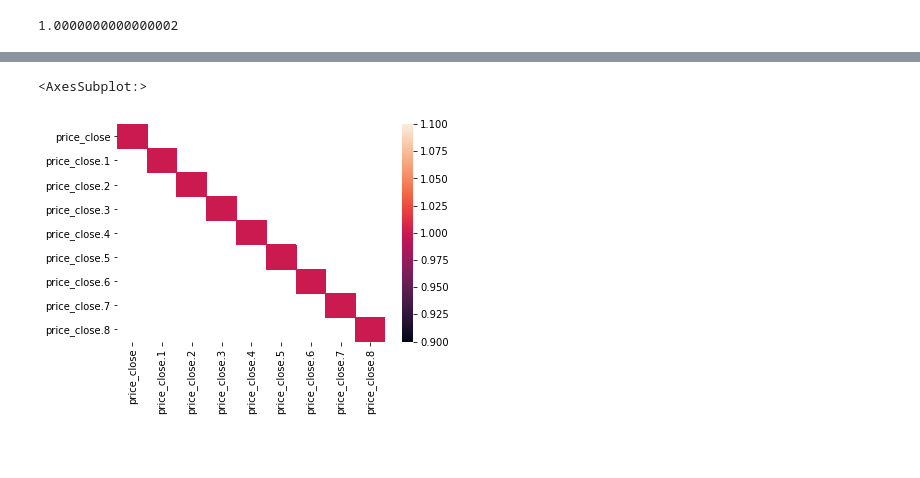
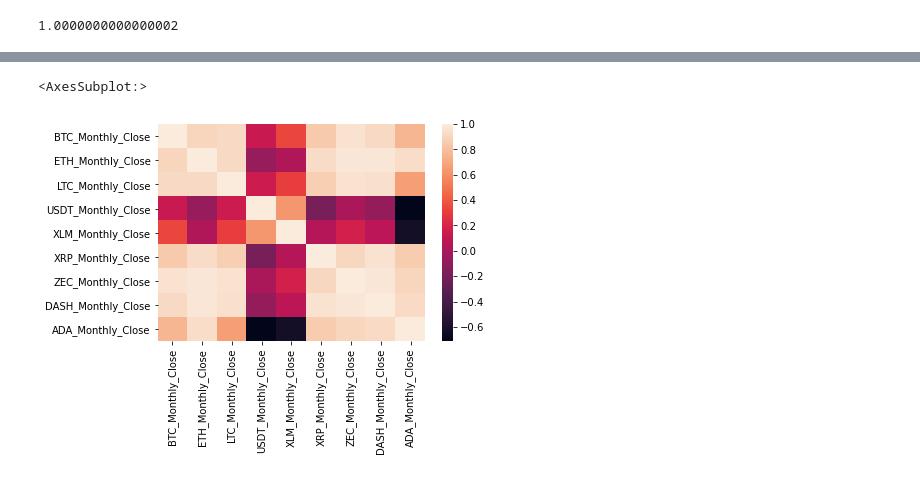
Before and after one commit to nathanduft44/Crypto_Corrisk, a Jupyter notebook: MB_folder/Analysis_2018.ipynb, the cells around one changed output, grey strips where cells are left out. Cells and saved outputs as stored; diff of their text form; code cells hidden in the pictures; blank space fills up the shorter version.

```diff
--- a/MB_folder/Analysis_2018.ipynb
+++ b/MB_folder/Analysis_2018.ipynb
@@ -23,10 +24,8 @@ import seaborn as sns
 """
 Determnine if we are reading csv data, running individual api calls, or querying an in-house database
 """
-filename = "2018_data.csv"
-
-# reading csv file
-with open(filename, 'r') as csvfile:
-    # creating a csv reader object
-    csvreader = csv.reader(csvfile)
+#reading in csv data
+df_2018 = pd.read_csv(
+    Path('2018_data.csv'),
+)
 # %%
@@ -50,0 +45,14 @@ crypto_data_2018_df
+# %%
+# Clean the dataframe to only include the closing price
+final_2018_df = pd.DataFrame()
+final_2018_df['BTC_Monthly_Close'] = df_2018['price_close']
+final_2018_df['ETH_Monthly_Close'] = df_2018['price_close.1']
+final_2018_df['LTC_Monthly_Close'] = df_2018['price_close.2']
+final_2018_df['USDT_Monthly_Close'] = df_2018['price_close.3']
+final_2018_df['XLM_Monthly_Close'] = df_2018['price_close.4']
+final_2018_df['XRP_Monthly_Close'] = df_2018['price_close.5']
+final_2018_df['ZEC_Monthly_Close'] = df_2018['price_close.6']
+final_2018_df['DASH_Monthly_Close'] = df_2018['price_close.7']
+final_2018_df['ADA_Monthly_Close'] = df_2018['price_close.8']
+
+final_2018_df
@@ -349,22 +383,20 @@ ada_beta_2018
 # %%
 # Display Correlation Heatmap With Seaborn
 
 """
 NEW CELL to check monthly returns are displayed with pct_change already applied
 - Take dataframe of daily returns from step 3 (pct_change drop na already applied)
 
 NEW CELL to check correlation dataframe
 - correlation = monthly_returns_dataframe.corr()
 
 NEW CELL to display heatmap
 - sns.heatmap(correlation)
 
 
 """
-monthly_returns_2018_df = pd.concat(
-    [btc_2018_df, eth_2018_df, ltc_2018_df, usdt_2018_df, xlm_2018_df, xrp_2018_df, zec_2018_df, dash_2018_df, ada_2018_df])
-correlation = monthly_returns_2018_df.corr()
+correlation = final_2018_df.corr()
 sns.heatmap(correlation)
 # %% [output]
 <AxesSubplot:>
-[figure, old version]
+[figure, new version]
```
Also changed, not shown: parts of 40 cells of this notebook.
